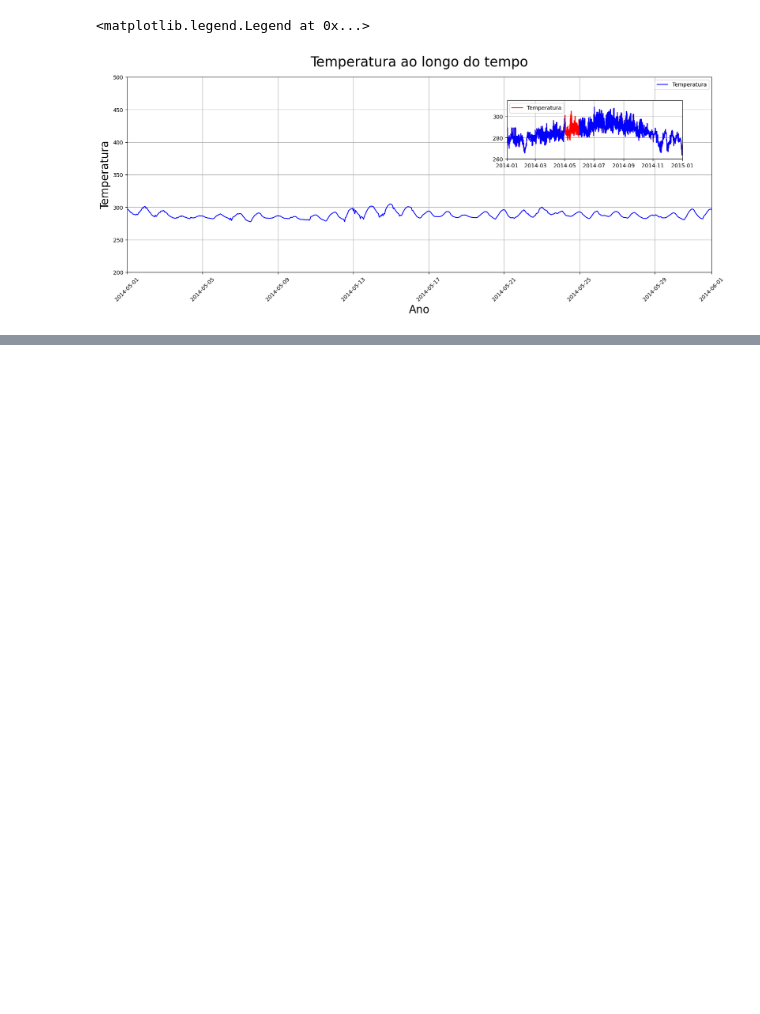
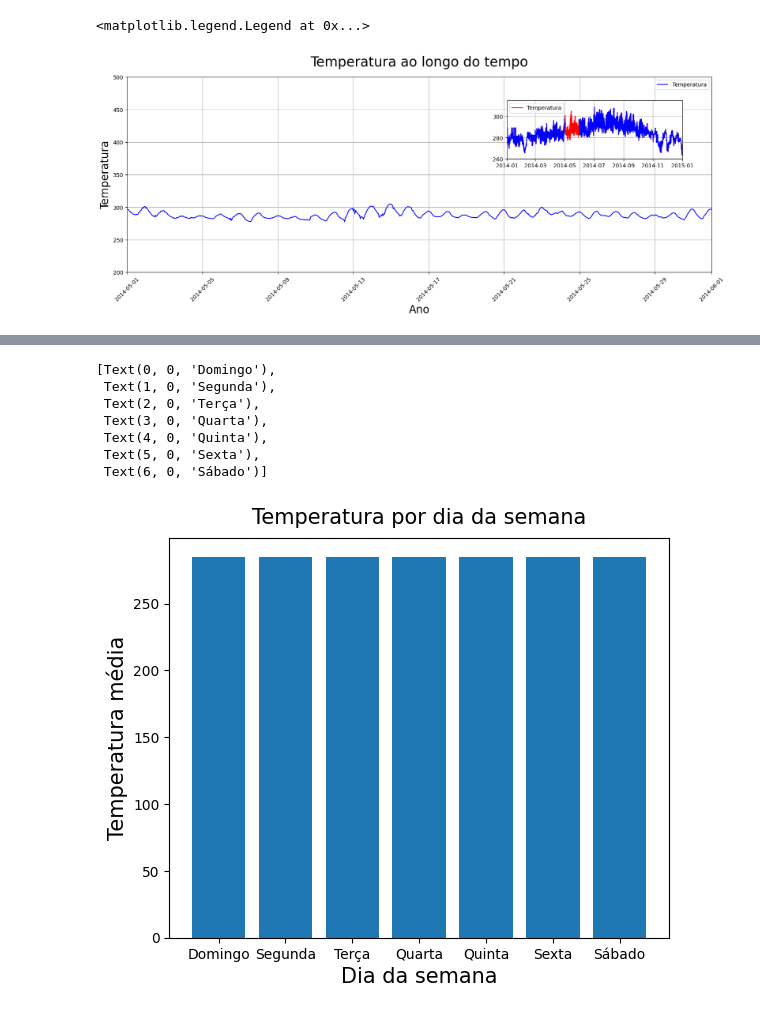
Before and after one commit to Willian-Walace/IABD-25-WILLIAN, a Jupyter notebook: AULA5/codigo.ipynb, the cells around one changed output, grey strips where cells are left out. Cells and saved outputs as stored; diff of their text form; code cells hidden in the pictures; blank space fills up the shorter version.

```diff
--- a/AULA5/codigo.ipynb
+++ b/AULA5/codigo.ipynb
@@ -92,0 +123,25 @@ eixo2.legend(['Temperatura'],loc ='best',fontsize=10)
+# %%
+temperatura_dia_semana = df.groupby('dia_da_semana')['temperatura'].mean()
+temperatura_dia_semana
+nome_dia=['Domingo','Segunda','Terça','Quarta','Quinta','Sexta','Sábado']
+temperatura_dia_semana=temperatura_dia_semana[nome_dia]
+
+fig = plt.figure(figsize=(5,4))
+eixo = fig.add_axes([0,0,1,1])
+indice = range(len(temperatura_dia_semana))
+
+eixo.bar(indice,temperatura_dia_semana)
+eixo.set_title('Temperatura por dia da semana',fontsize=15,pad=10)
+eixo.set_xlabel('Dia da semana',fontsize=15)
+eixo.set_ylabel('Temperatura média',fontsize=15)
+eixo.set_xticks(indice)
+eixo.set_xticklabels(nome_dia)
+# %% [output]
+[Text(0, 0, 'Domingo'),
+ Text(1, 0, 'Segunda'),
+ Text(2, 0, 'Terça'),
+ Text(3, 0, 'Quarta'),
+ Text(4, 0, 'Quinta'),
+ Text(5, 0, 'Sexta'),
+ Text(6, 0, 'Sábado')]
+[figure, added]
```
Also changed, not shown: parts of 1 cell of this notebook.
